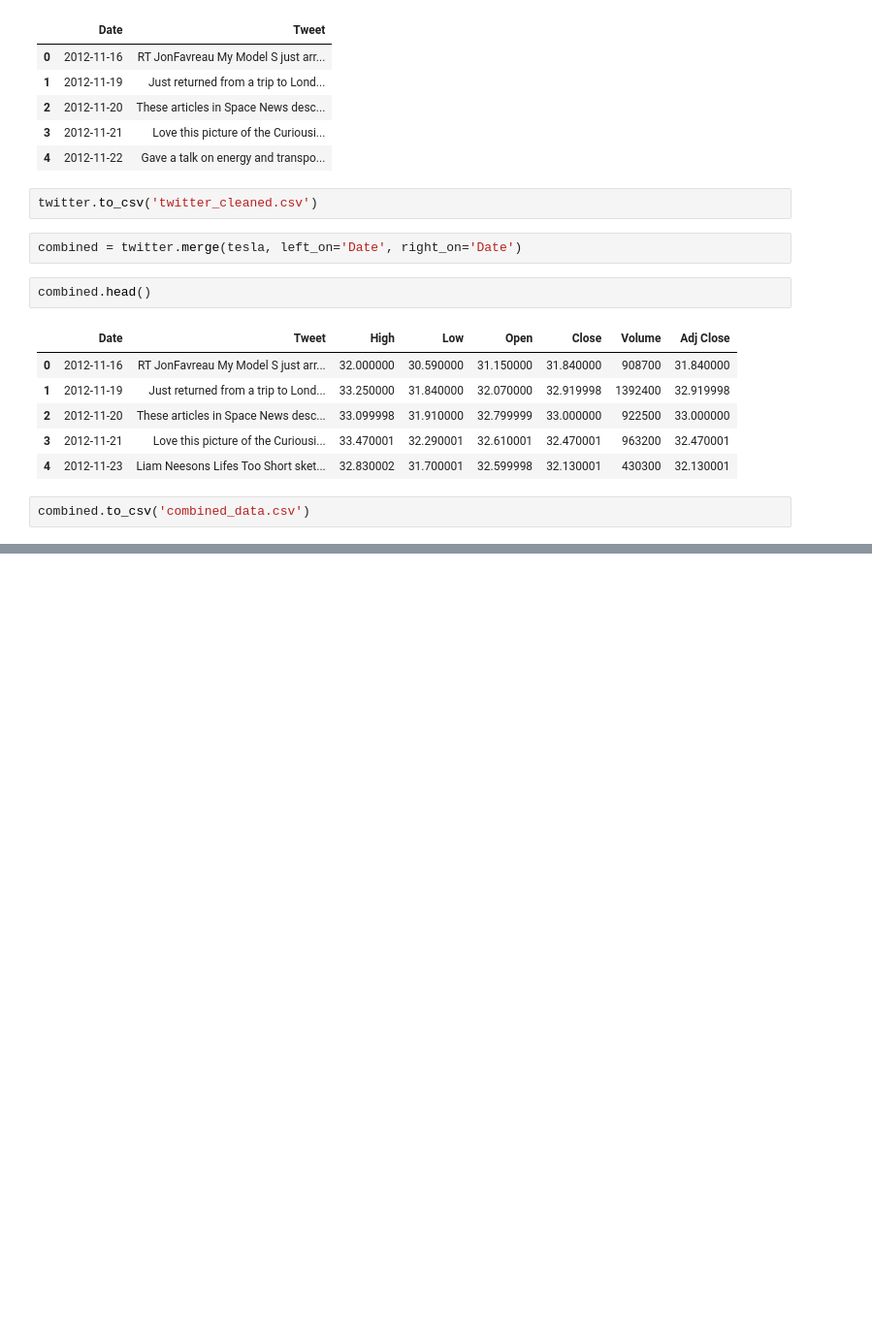
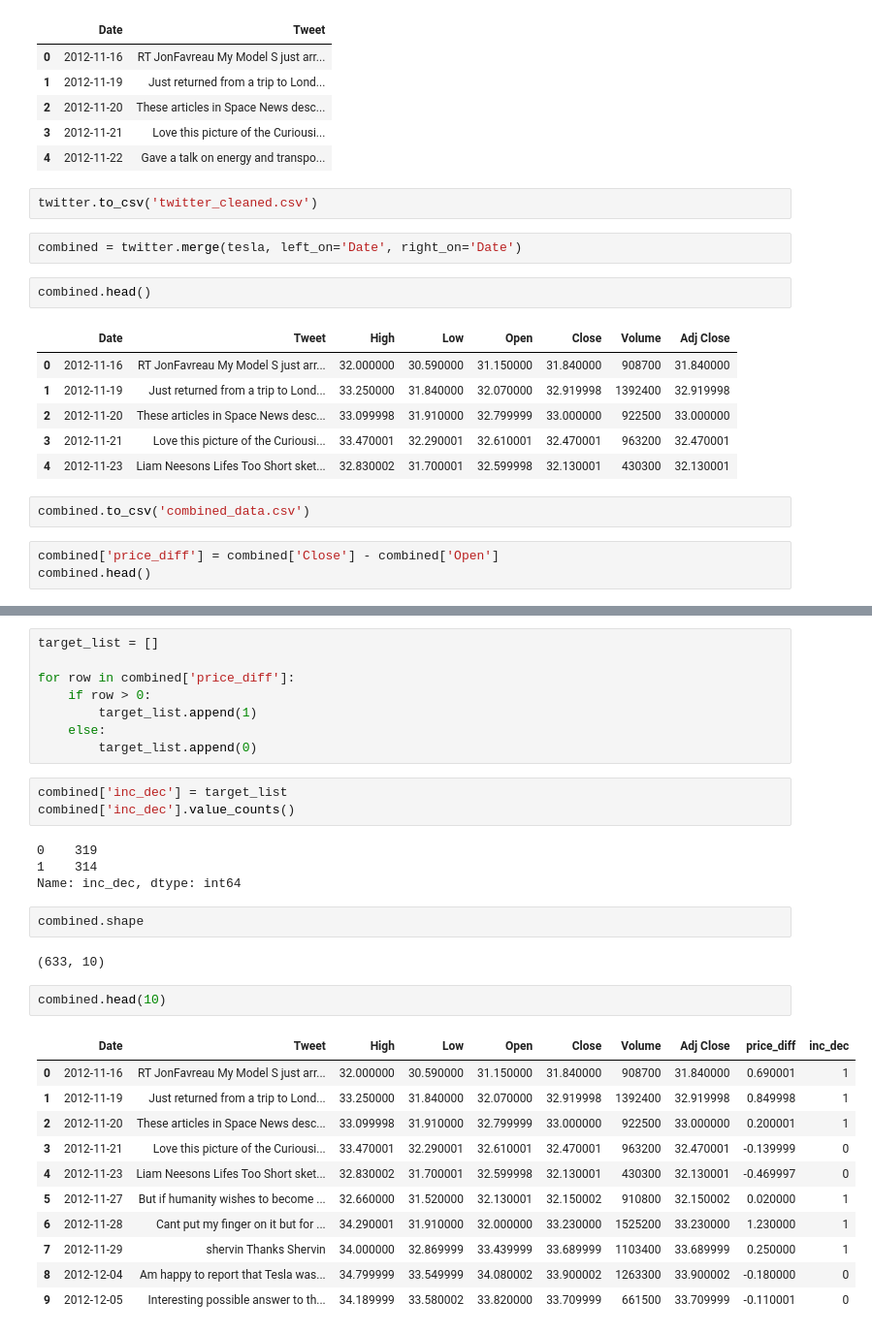
Before and after one commit to nowmozillaclub/TeslaTweets, a Jupyter notebook: data_preprocessing/Data Pre-processing.ipynb, the cells around one changed output, grey strips where cells are left out. Shown at 97% size. Cells and saved outputs as stored; diff of their text form; blank space fills up the shorter version.

Commit message:
Added target variable in the dataset

```diff
--- a/data_preprocessing/Data Pre-processing.ipynb
+++ b/data_preprocessing/Data Pre-processing.ipynb
@@ -177,3 +177,6 @@ combined.head()
 | 4 | 2012-11-23 | Liam Neesons Lifes Too Short sket... | 32.830002 | 31.700001 | 32.599998 | 32.130001 | 430300 | 32.130001 |
 # %%
 combined.to_csv('combined_data.csv')
+# %%
+combined['price_diff'] = combined['Close'] - combined['Open']
+combined.head()
@@ -179,0 +190,33 @@ combined.to_csv('combined_data.csv')
+# %%
+target_list = []
+
+for row in combined['price_diff']:
+    if row > 0:
+        target_list.append(1)
+    else:
+        target_list.append(0)
+# %%
+combined['inc_dec'] = target_list
+combined['inc_dec'].value_counts()
+# %% [output]
+0    319
+1    314
+Name: inc_dec, dtype: int64
+# %%
+combined.shape
+# %% [output]
+(633, 10)
+# %%
+combined.head(10)
+# %% [output]
+|  | Date | Tweet | High | Low | Open | Close | Volume | Adj Close | price_diff | inc_dec |
+| 0 | 2012-11-16 | RT JonFavreau My Model S just arr... | 32.000000 | 30.590000 | 31.150000 | 31.840000 | 908700 | 31.840000 | 0.690001 | 1 |
+| 1 | 2012-11-19 | Just returned from a trip to Lond... | 33.250000 | 31.840000 | 32.070000 | 32.919998 | 1392400 | 32.919998 | 0.849998 | 1 |
+| 2 | 2012-11-20 | These articles in Space News desc... | 33.099998 | 31.910000 | 32.799999 | 33.000000 | 922500 | 33.000000 | 0.200001 | 1 |
+| 3 | 2012-11-21 | Love this picture of the Curiousi... | 33.470001 | 32.290001 | 32.610001 | 32.470001 | 963200 | 32.470001 | -0.139999 | 0 |
+| 4 | 2012-11-23 | Liam Neesons Lifes Too Short sket... | 32.830002 | 31.700001 | 32.599998 | 32.130001 | 430300 | 32.130001 | -0.469997 | 0 |
+| 5 | 2012-11-27 | But if humanity wishes to become ... | 32.660000 | 31.520000 | 32.130001 | 32.150002 | 910800 | 32.150002 | 0.020000 | 1 |
+| 6 | 2012-11-28 | Cant put my finger on it but for ... | 34.290001 | 31.910000 | 32.000000 | 33.230000 | 1525200 | 33.230000 | 1.230000 | 1 |
+| 7 | 2012-11-29 | shervin Thanks Shervin | 34.000000 | 32.869999 | 33.439999 | 33.689999 | 1103400 | 33.689999 | 0.250000 | 1 |
+| 8 | 2012-12-04 | Am happy to report that Tesla was... | 34.799999 | 33.549999 | 34.080002 | 33.900002 | 1263300 | 33.900002 | -0.180000 | 0 |
+| 9 | 2012-12-05 | Interesting possible answer to th... | 34.189999 | 33.580002 | 33.820000 | 33.709999 | 661500 | 33.709999 | -0.110001 | 0 |
```
Also changed, not shown: parts of 4 cells of this notebook, 1 other file.
